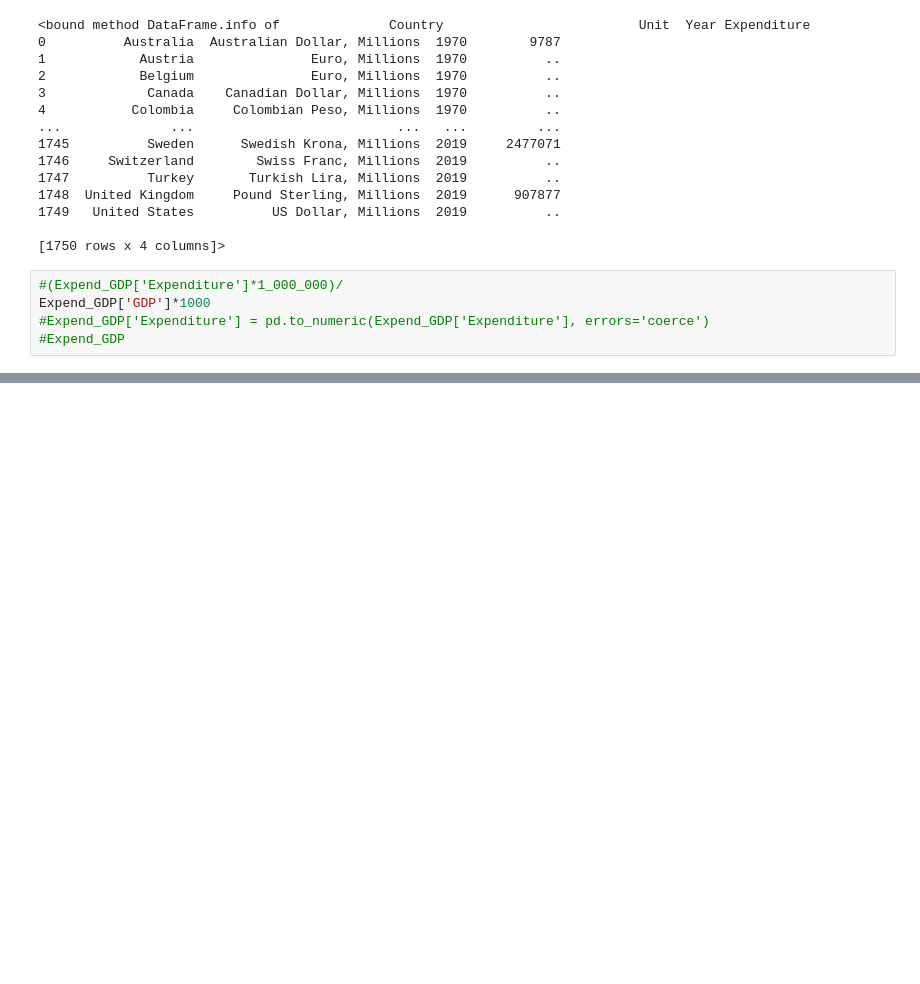
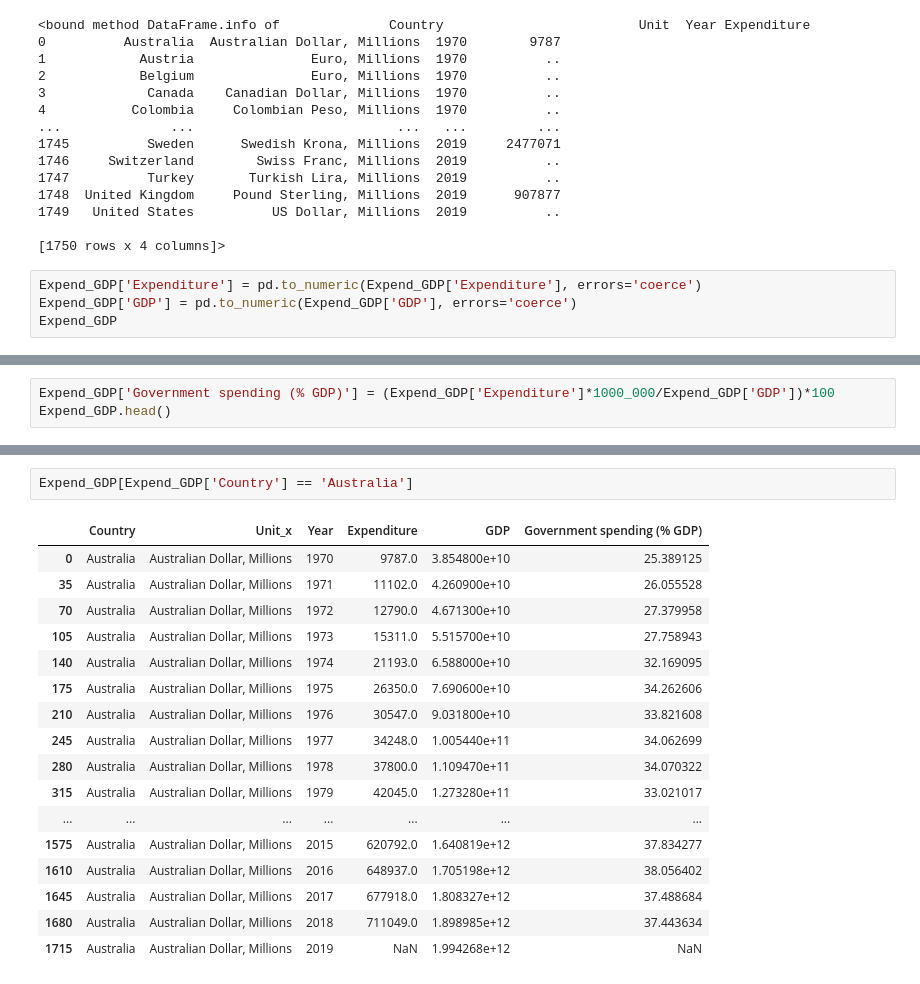
Before and after one commit to odibo1/ECON602, a Jupyter notebook: Government Expenditure.ipynb, the cells around one changed output, grey strips where cells are left out. Saved outputs shown, nothing was run; the diff lists cells and outputs as text; blank space fills up the shorter version.

```diff
--- a/Government Expenditure.ipynb
+++ b/Government Expenditure.ipynb
@@ -209,8 +209,7 @@ df.info
 
 [1750 rows x 4 columns]>
 # %%
-#(Expend_GDP['Expenditure']*1_000_000)/
-Expend_GDP['GDP']*1000
-#Expend_GDP['Expenditure'] = pd.to_numeric(Expend_GDP['Expenditure'], errors='coerce')
-#Expend_GDP
+Expend_GDP['Expenditure'] = pd.to_numeric(Expend_GDP['Expenditure'], errors='coerce')
+Expend_GDP['GDP'] = pd.to_numeric(Expend_GDP['GDP'], errors='coerce')
+Expend_GDP
 # %% [output]
@@ -228,0 +229,3 @@ Name: GDP, Length: 1750, dtype: object
+# %%
+Expend_GDP['Government spending (% GDP)'] = (Expend_GDP['Expenditure']*1000_000/Expend_GDP['GDP'])*100
+Expend_GDP.head()
@@ -228,0 +239,20 @@ Name: GDP, Length: 1750, dtype: object
+# %%
+Expend_GDP[Expend_GDP['Country'] == 'Australia']
+# %% [output]
+|  | Country | Unit_x | Year | Expenditure | GDP | Government spending (% GDP) |
+| 0 | Australia | Australian Dollar, Millions | 1970 | 9787.0 | 3.854800e+10 | 25.389125 |
+| 35 | Australia | Australian Dollar, Millions | 1971 | 11102.0 | 4.260900e+10 | 26.055528 |
+| 70 | Australia | Australian Dollar, Millions | 1972 | 12790.0 | 4.671300e+10 | 27.379958 |
+| 105 | Australia | Australian Dollar, Millions | 1973 | 15311.0 | 5.515700e+10 | 27.758943 |
+| 140 | Australia | Australian Dollar, Millions | 1974 | 21193.0 | 6.588000e+10 | 32.169095 |
+| 175 | Australia | Australian Dollar, Millions | 1975 | 26350.0 | 7.690600e+10 | 34.262606 |
+| 210 | Australia | Australian Dollar, Millions | 1976 | 30547.0 | 9.031800e+10 | 33.821608 |
+| 245 | Australia | Australian Dollar, Millions | 1977 | 34248.0 | 1.005440e+11 | 34.062699 |
+| 280 | Australia | Australian Dollar, Millions | 1978 | 37800.0 | 1.109470e+11 | 34.070322 |
+| 315 | Australia | Australian Dollar, Millions | 1979 | 42045.0 | 1.273280e+11 | 33.021017 |
+| ... | ... | ... | ... | ... | ... | ... |
+| 1575 | Australia | Australian Dollar, Millions | 2015 | 620792.0 | 1.640819e+12 | 37.834277 |
+| 1610 | Australia | Australian Dollar, Millions | 2016 | 648937.0 | 1.705198e+12 | 38.056402 |
+| 1645 | Australia | Australian Dollar, Millions | 2017 | 677918.0 | 1.808327e+12 | 37.488684 |
+| 1680 | Australia | Australian Dollar, Millions | 2018 | 711049.0 | 1.898985e+12 | 37.443634 |
+| 1715 | Australia | Australian Dollar, Millions | 2019 | NaN | 1.994268e+12 | NaN |
```
Also changed, not shown: parts of 3 cells of this notebook.
